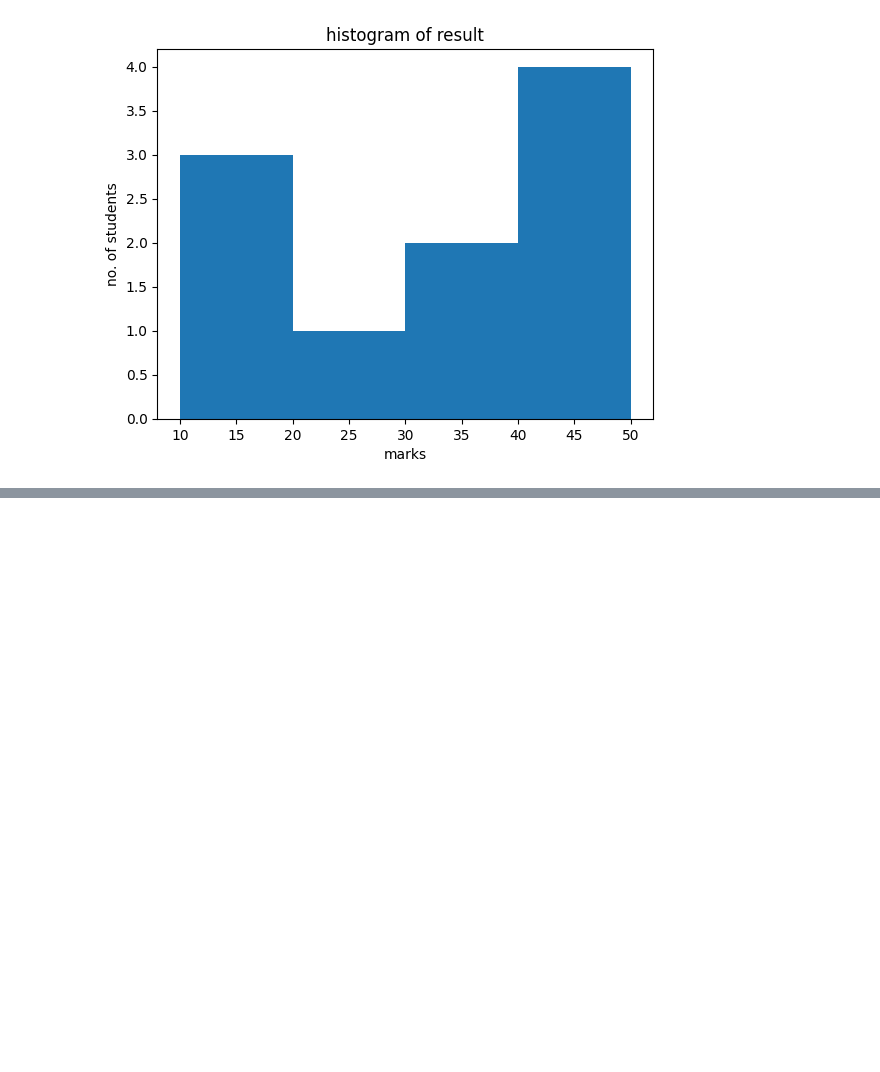
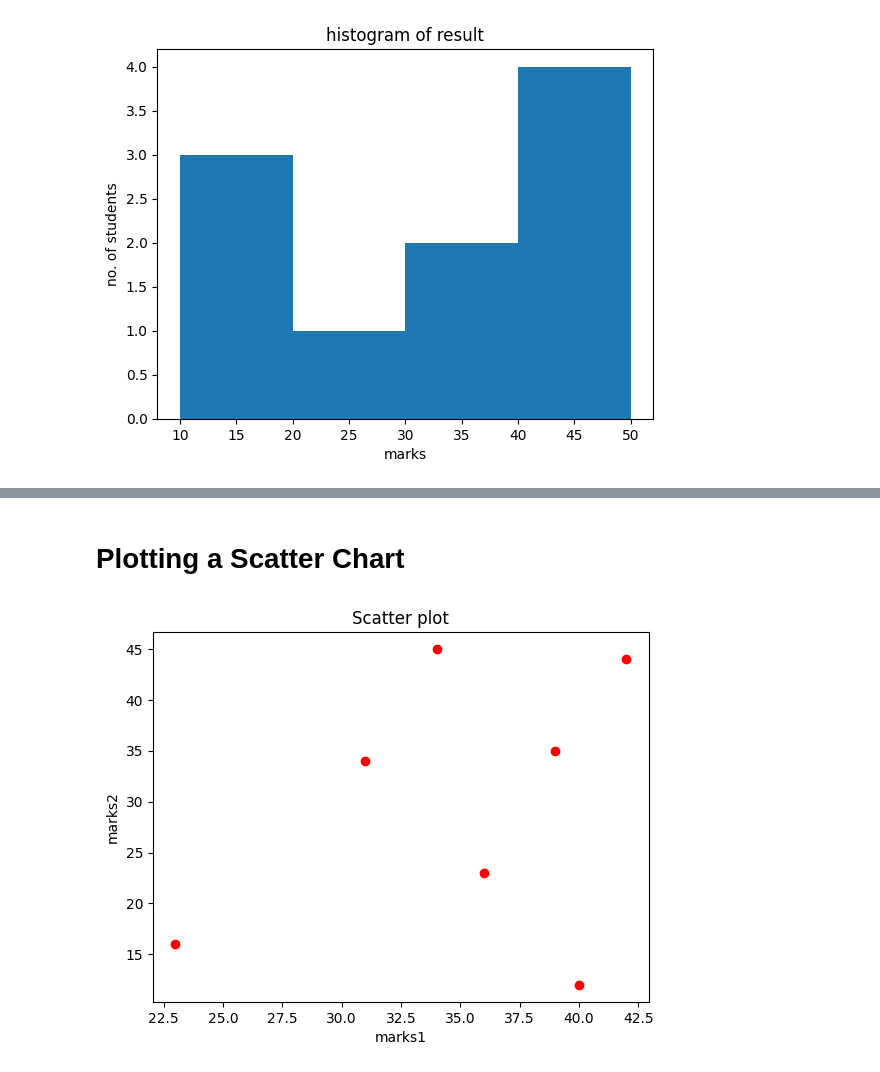
Before and after one commit to SettibathulaJyothi/Python-Basics, a Jupyter notebook: Matplotlib_Graphs.ipynb, the cells around one changed output, grey strips where cells are left out. Cells and saved outputs as stored; diff of their text form; code cells hidden in the pictures; blank space fills up the shorter version.

```diff
--- a/Matplotlib_Graphs.ipynb
+++ b/Matplotlib_Graphs.ipynb
@@ -147,0 +163,13 @@ plt.show()
+# %% [markdown]
+# **Plotting a Scatter Chart**
+# %%
+import matplotlib.pyplot as plt
+marks1=[31,34,36,42,40,23,39]
+marks2=[34,45,23,44,12,16,35]
+plt.scatter(marks1,marks2,c='red')
+plt.title('Scatter plot')
+plt.xlabel('marks1')
+plt.ylabel('marks2')
+plt.show()
+# %% [output]
+[figure, added]
```
Also changed, not shown: parts of 4 cells of this notebook.
